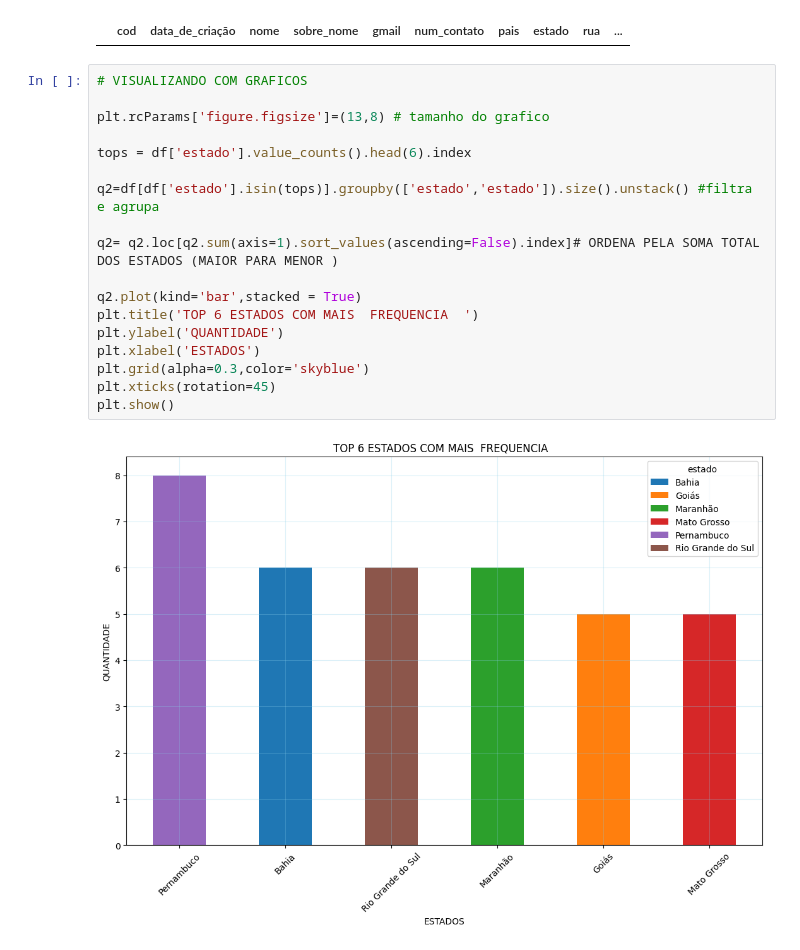
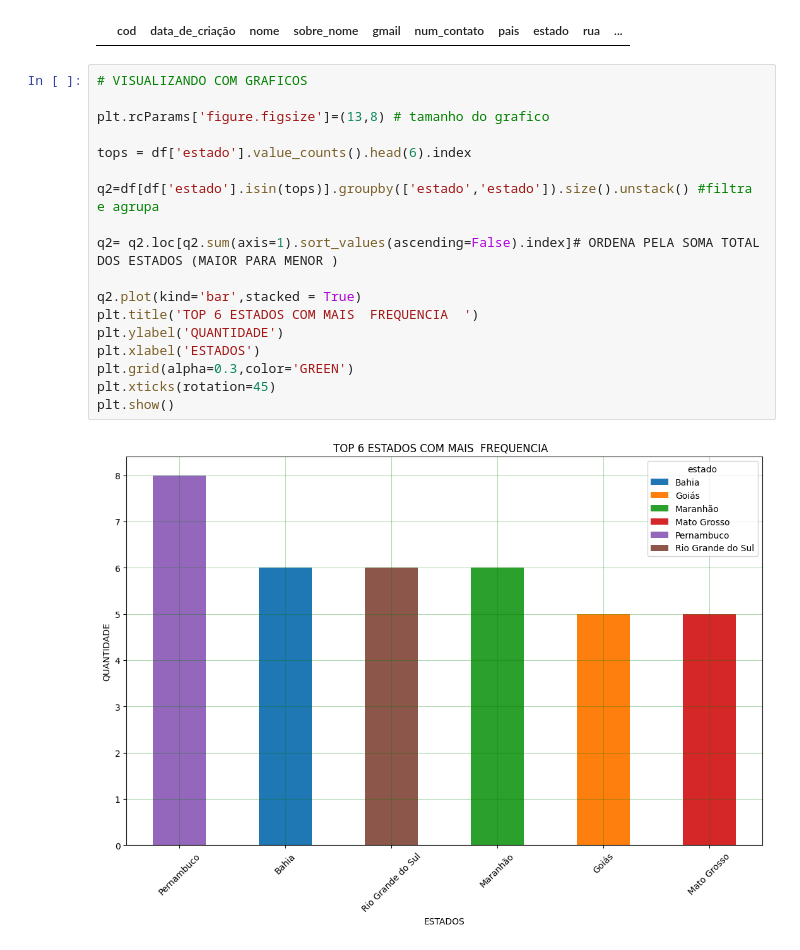
Before and after one commit to emerson-jose/data-analysis-projects, a Jupyter notebook: TRATAMENTO_DE_DADOS_CLIENTES.ipynb, the cells around one changed output. Drawn from its saved outputs; the diff is of its cells as text.

```diff
--- a/TRATAMENTO_DE_DADOS_CLIENTES.ipynb
+++ b/TRATAMENTO_DE_DADOS_CLIENTES.ipynb
@@ -195,21 +195,21 @@ df[df.isna().any(axis=1)]
 # %%
 # VISUALIZANDO COM GRAFICOS
 
 plt.rcParams['figure.figsize']=(13,8) # tamanho do grafico
 
 tops = df['estado'].value_counts().head(6).index
 
 q2=df[df['estado'].isin(tops)].groupby(['estado','estado']).size().unstack() #filtra e agrupa
 
 q2= q2.loc[q2.sum(axis=1).sort_values(ascending=False).index]# ORDENA PELA SOMA TOTAL DOS ESTADOS (MAIOR PARA MENOR )
 
 q2.plot(kind='bar',stacked = True)
 plt.title('TOP 6 ESTADOS COM MAIS  FREQUENCIA  ')
 plt.ylabel('QUANTIDADE')
 plt.xlabel('ESTADOS')
-plt.grid(alpha=0.3,color='skyblue')
+plt.grid(alpha=0.3,color='GREEN')
 plt.xticks(rotation=45)
 plt.show()
 # %% [output]
-[figure, old version]
+[figure, new version]
 # %%
```
Also changed, not shown: parts of 5 cells of this notebook.
